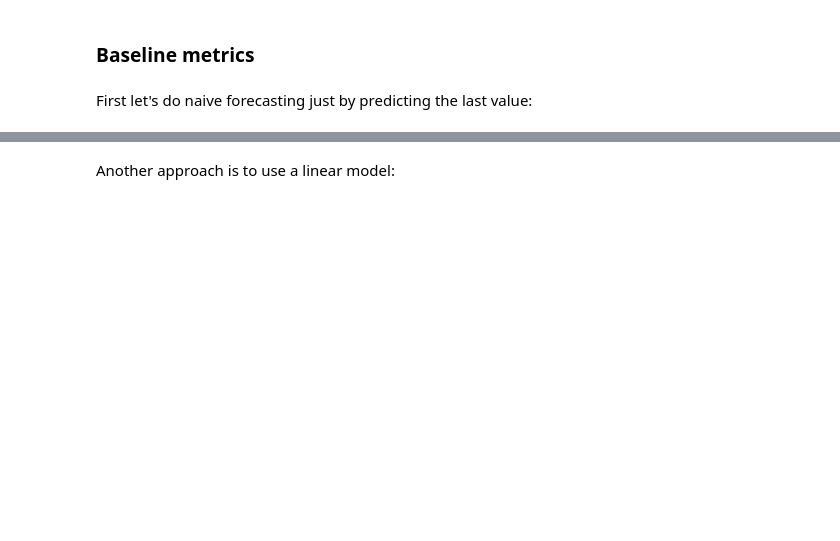
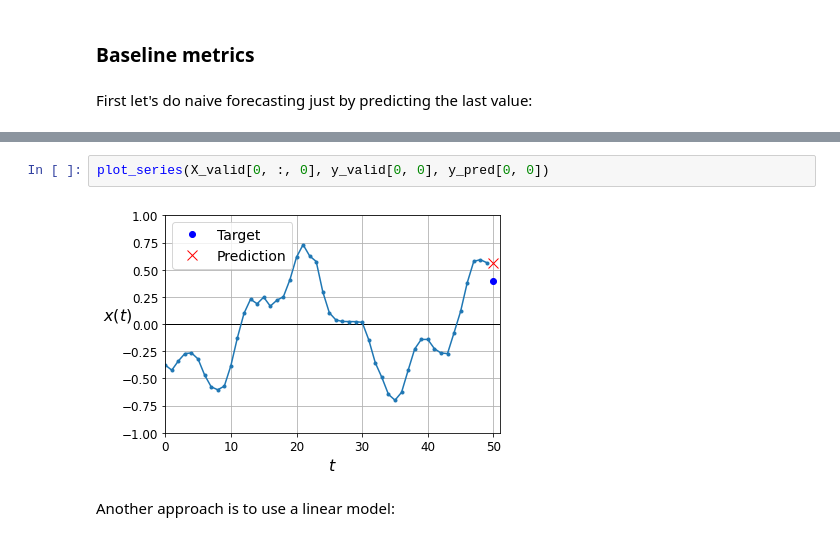
Before and after one commit to dmitry-kabanov/book-geron-handson-ml2, a Jupyter notebook: 15-recurrent-neural-networks.ipynb, the cells around one changed output, grey strips where cells are left out. Saved outputs shown, nothing was run; the diff lists cells and outputs as text; blank space fills up the shorter version.

```diff
--- a/15-recurrent-neural-networks.ipynb
+++ b/15-recurrent-neural-networks.ipynb
@@ -123,3 +120,7 @@ maxCacheSize: 5.33 GB
+# %%
+plot_series(X_valid[0, :, 0], y_valid[0, 0], y_pred[0, 0])
+# %% [output]
+[figure, added]
 # %% [markdown]
 Another approach is to use a linear model:
 # %%
```
Also changed, not shown: parts of 15 cells of this notebook.
